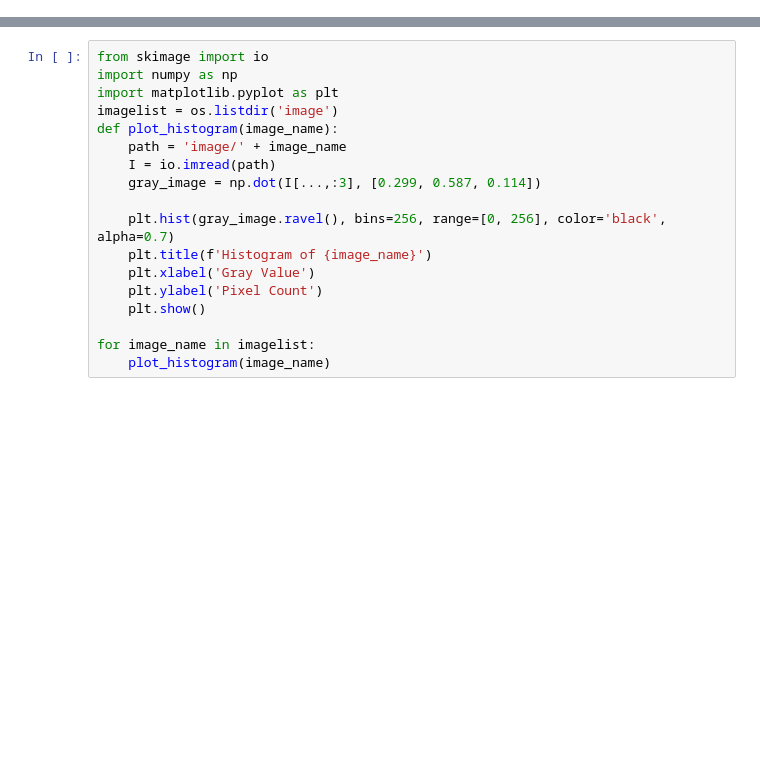
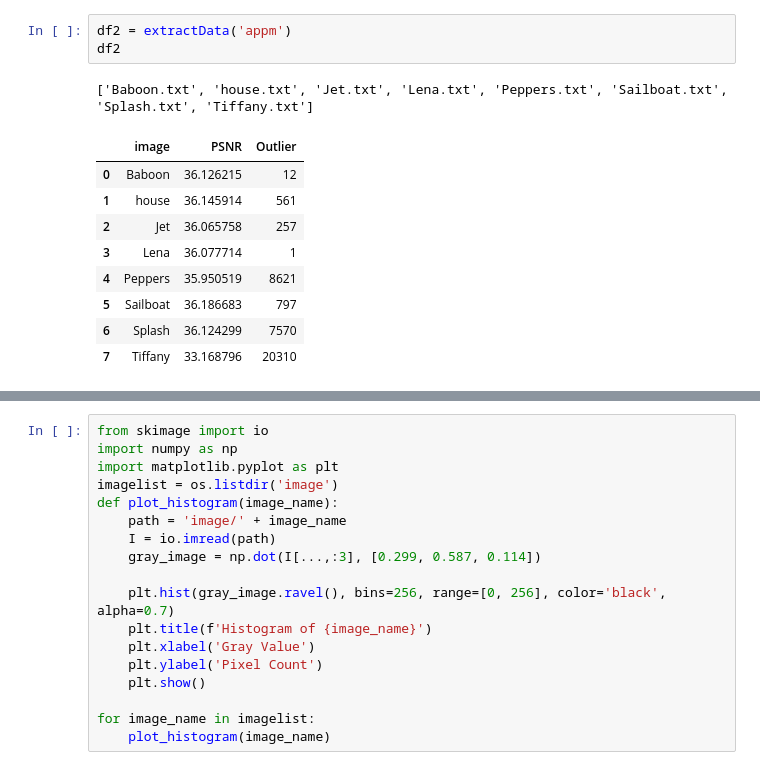
Before and after one commit to rich921222/co-project, a Jupyter notebook: outputdata.ipynb, the cells around one changed output, grey strips where cells are left out. Saved outputs shown, nothing was run; the diff lists cells and outputs as text; blank space fills up the shorter version.

```diff
--- a/outputdata.ipynb
+++ b/outputdata.ipynb
@@ -33,0 +38,14 @@ df
+# %%
+df2 = extractData('appm')
+df2
+# %% [output]
+['Baboon.txt', 'house.txt', 'Jet.txt', 'Lena.txt', 'Peppers.txt', 'Sailboat.txt', 'Splash.txt', 'Tiffany.txt']
+|  | image | PSNR | Outlier |
+| 0 | Baboon | 36.126215 | 12 |
+| 1 | house | 36.145914 | 561 |
+| 2 | Jet | 36.065758 | 257 |
+| 3 | Lena | 36.077714 | 1 |
+| 4 | Peppers | 35.950519 | 8621 |
+| 5 | Sailboat | 36.186683 | 797 |
+| 6 | Splash | 36.124299 | 7570 |
+| 7 | Tiffany | 33.168796 | 20310 |
```
Also changed, not shown: parts of 5 cells of this notebook, 43 other files.
